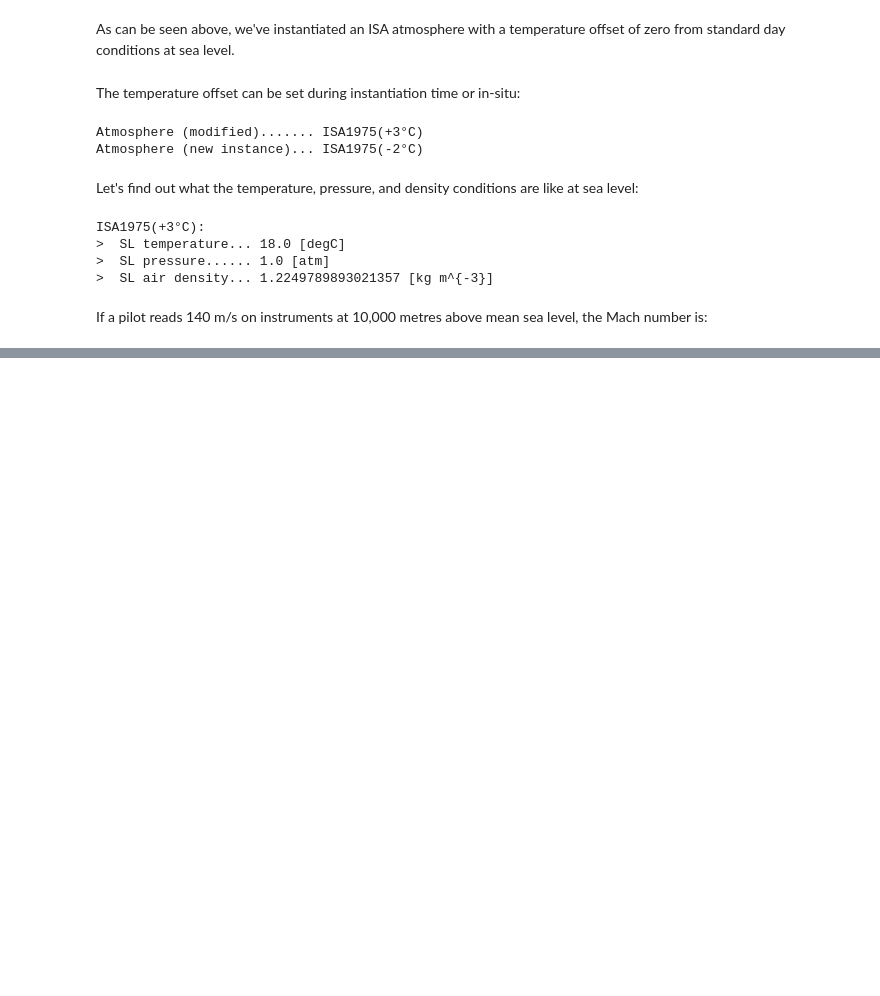
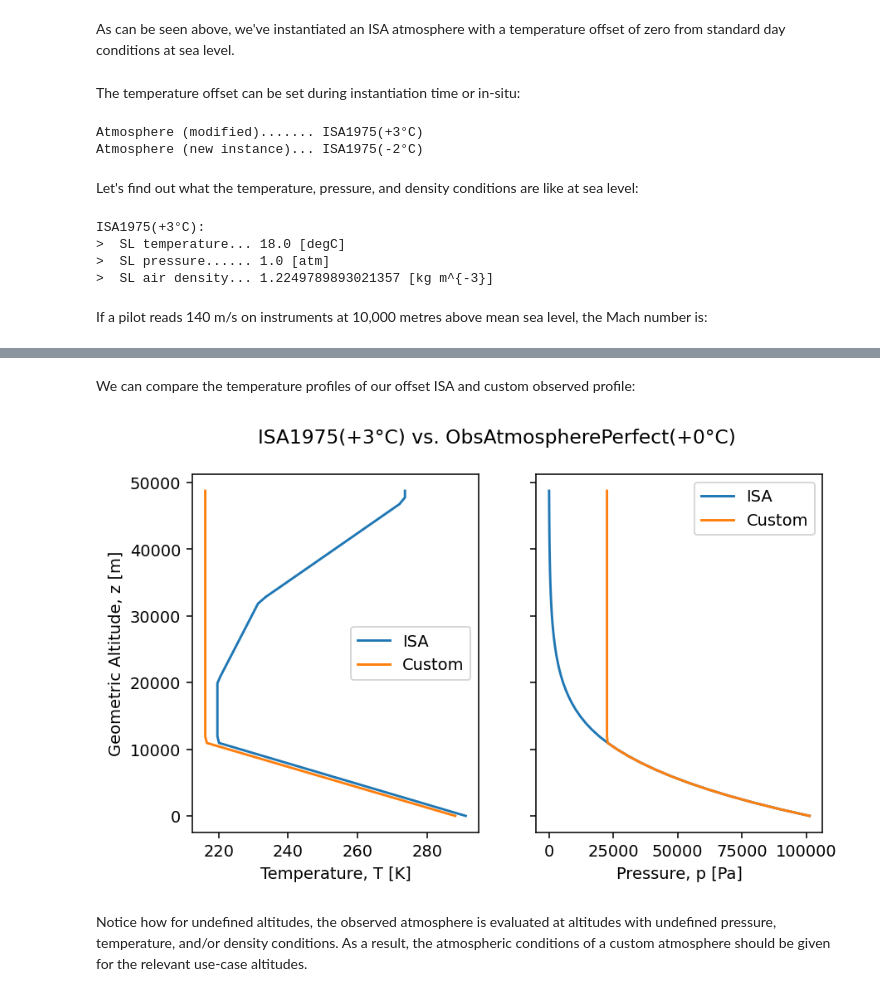
Before and after one commit to yaseen157/carpy, a Jupyter notebook: docs/source/user/Atmosphere Models.ipynb, the cells around one changed output, grey strips where cells are left out. Cells and saved outputs as stored; diff of their text form; code cells hidden in the pictures; blank space fills up the shorter version.

```diff
--- a/docs/source/user/Atmosphere Models.ipynb
+++ b/docs/source/user/Atmosphere Models.ipynb
@@ -71,0 +195,31 @@ print(">  Mach...", mach)
+# %%
+from carpy.environment import ObsAtmospherePerfect
+
+customatmos = ObsAtmospherePerfect(altitude=[0, 11_000], T=[288.15, 216.15])
+# %% [markdown]
+We can compare the temperature profiles of our offset ISA and custom observed profile:
+# %%
+p_isa = myatmosphere.p(altitude=z_altitude, geometric=True)
+T_cstm = customatmos.T(altitude=z_altitude, geometric=True)
+p_cstm = customatmos.p(altitude=z_altitude, geometric=True)
+
+fig, axs = plt.subplots(1, 2, dpi=140, figsize=(7, 4), sharey=True)
+fig.suptitle(f"{myatmosphere} vs. {customatmos}")
+
+axs[0].plot(T_isa.to("K"), z_altitude, label="ISA")
+axs[0].plot(T_cstm.to("K"), z_altitude, label="Custom")
+axs[1].plot(p_isa, z_altitude, label="ISA")
+axs[1].plot(p_cstm, z_altitude, label="Custom")
+
+axs[0].set_ylabel("Geometric Altitude, z [m]")
+axs[0].set_xlabel("Temperature, T [K]")
+axs[1].set_xlabel("Pressure, p [Pa]")
+
+axs[0].legend()
+axs[1].legend()
+plt.show()
+# %% [output]
+[figure, added]
+# %% [markdown]
+Notice how for undefined altitudes, the observed atmosphere is evaluated at altitudes with undefined pressure, temperature, and/or density conditions.
+As a result, the atmospheric conditions of a custom atmosphere should be given for the relevant use-case altitudes.
```
Also changed, not shown: parts of 16 cells of this notebook, 5 other files.
